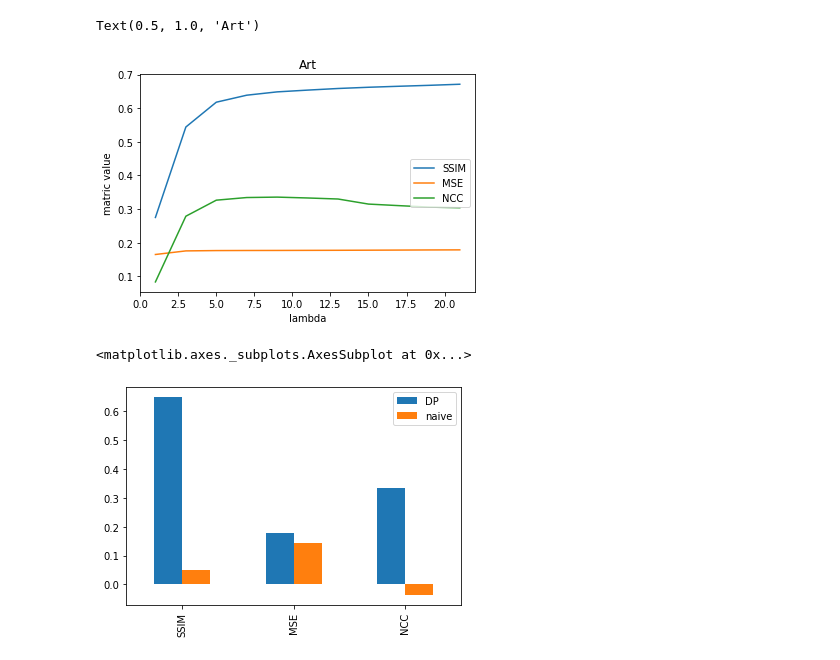
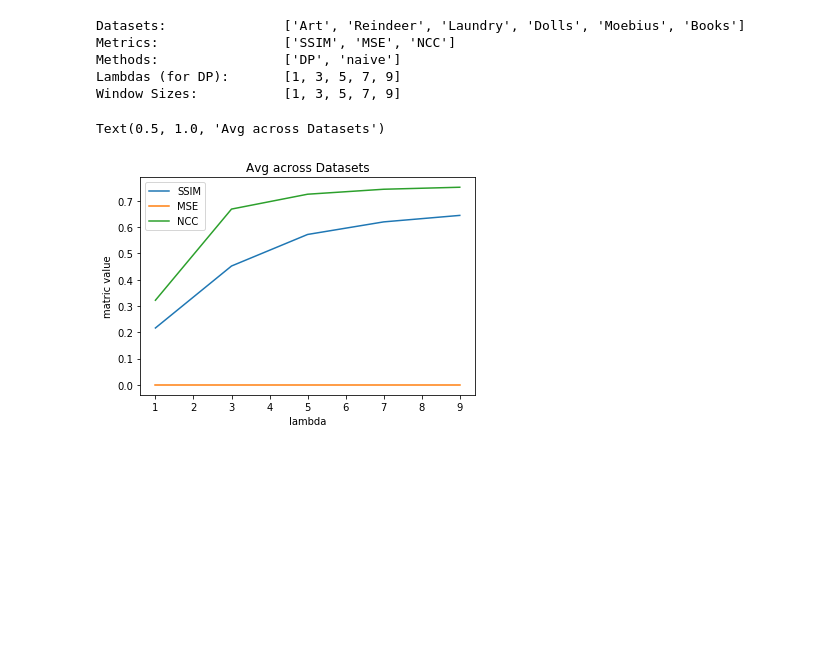
Before and after one commit to sevahul/sens-fusion-2022, a Jupyter notebook: analisys.ipynb, the cells around one changed output. Drawn from its saved outputs; the diff is of its cells as text; code cells hidden in the pictures; blank space fills up the shorter version.

Commit message:
finish all the plots

```diff
--- a/analisys.ipynb
+++ b/analisys.ipynb
@@ -15,3 +11,25 @@ metrics_dict = {
+# %%
+metrics_dict = {
+    "SSIM": lambda x, y: SSIM(x, y, True),
+    "MSE": lambda x, y: MSE(x, y, True),
+    "NCC": lambda x, y: NCC(x, y)
+}
+datasets = next(os.walk('data'))[1]
+methods = ["DP", "naive"]
+lambdas = range(1, 10, 2)
+w_sizes = [1, 3, 5, 7, 9]
+print(f"Datasets: \t\t{datasets}")
+print(f"Metrics: \t\t{list(metrics_dict.keys())}")
+print(f"Methods: \t\t{methods}")
+print(f"Lambdas (for DP): \t{list(lambdas)}")
+print(f"Window Sizes: \t\t{w_sizes}")
+padding = 30
+# %% [output]
+Datasets:               ['Art', 'Reindeer', 'Laundry', 'Dolls', 'Moebius', 'Books']
+Metrics:                ['SSIM', 'MSE', 'NCC']
+Methods:                ['DP', 'naive']
+Lambdas (for DP):       [1, 3, 5, 7, 9]
+Window Sizes:           [1, 3, 5, 7, 9]
 # %%
 # compare metrics for different lambda for DP
 
@@ -51,8 +131,20 @@ metrics = get_metrics_lambda(Dataset)
+# %%
+def get_avg_metrics(get_metrics_func):
+    avg_metrics = None
+    for Dataset in datasets:
+        if avg_metrics is None:
+            avg_metrics = get_metrics_func(Dataset)
+        else:
+            avg_metrics += get_metrics_func(Dataset)
+    avg_metrics = avg_metrics/len(datasets)
+    return avg_metrics
+# %%
+avg_metrics_lambda = get_avg_metrics(get_metrics_lambda)
 # %%
-ax = metrics.plot()
+ax = avg_metrics_lambda.plot()
 ax.set_xlabel("lambda")
 ax.set_ylabel("matric value")
-ax.set_title(Dataset)
+ax.set_title("Avg across Datasets")
 # %% [output]
-Text(0.5, 1.0, 'Art')
+Text(0.5, 1.0, 'Avg across Datasets')
-[figure, old version]
+[figure, new version]
@@ -94,5 +150,0 @@ for Algo in methods:
-# %%
-metrics.T.plot.bar()
-# %% [output]
-<matplotlib.axes._subplots.AxesSubplot at 0x...>
-[figure, removed]
```
Also changed, not shown: parts of 21 cells of this notebook, 4 other files.
